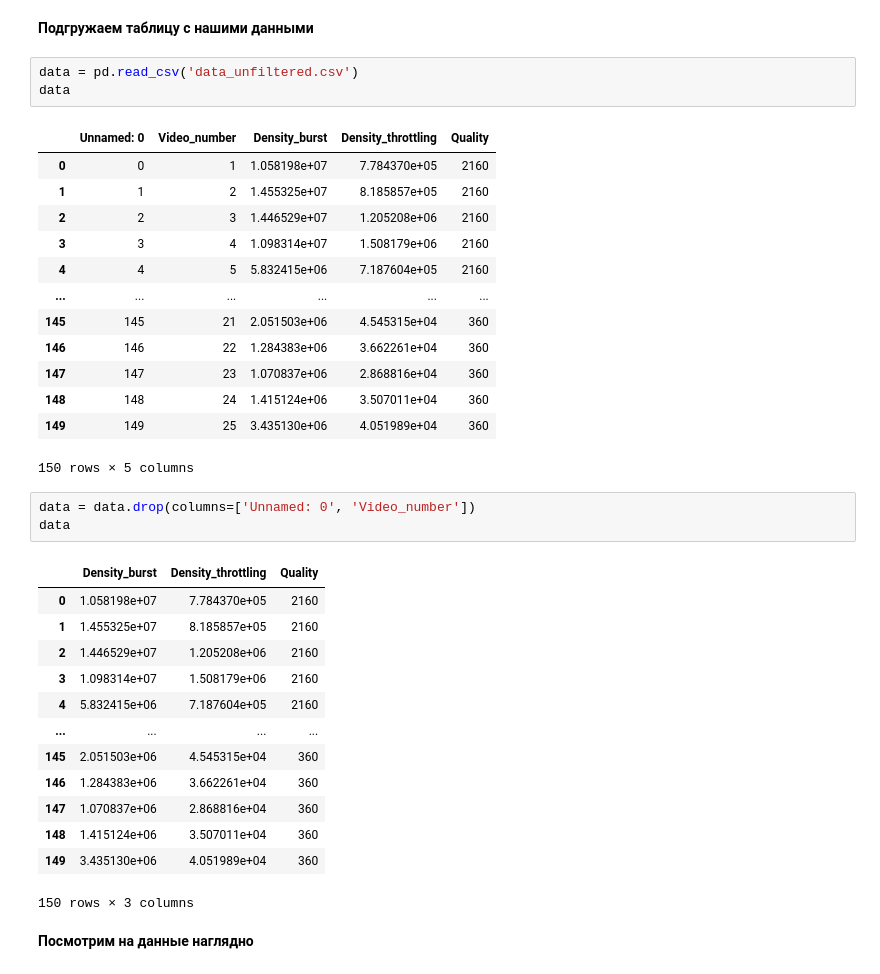
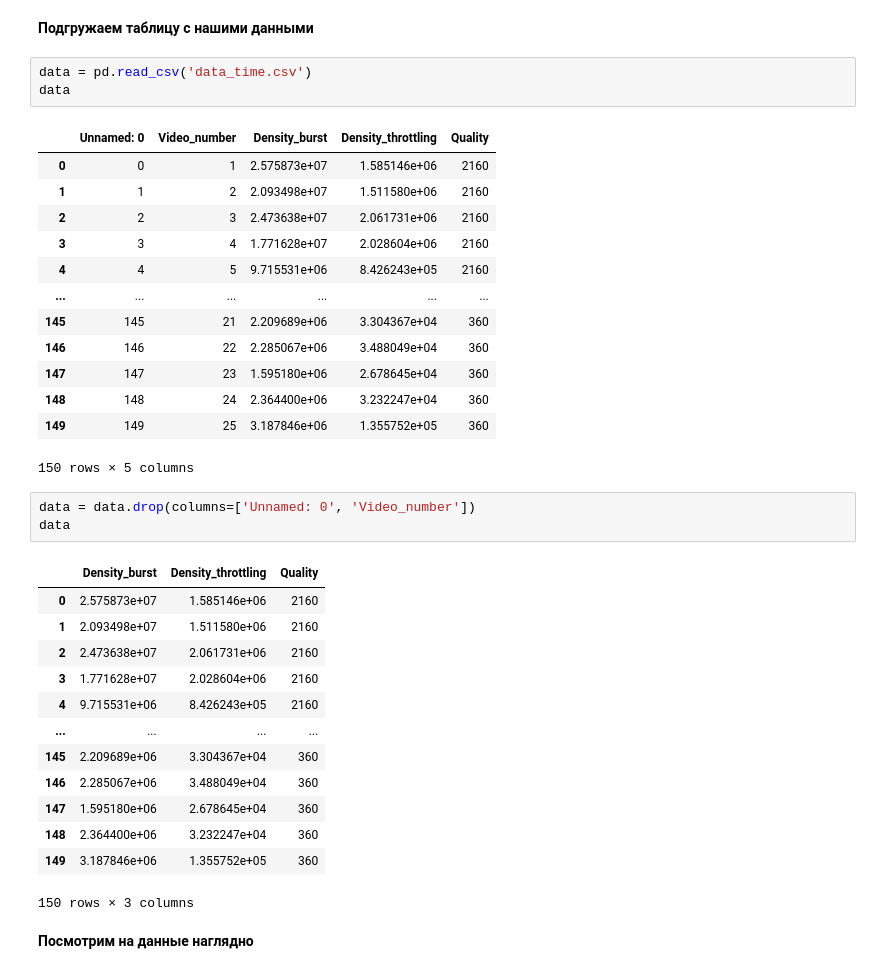
Before and after one commit to r-vvch/video_quality_classifier, a Jupyter notebook: classifier_filtered_time.ipynb, the cells around one changed output. Drawn from its saved outputs; the diff is of its cells as text.

```diff
--- a/classifier_filtered_time.ipynb
+++ b/classifier_filtered_time.ipynb
@@ -16,38 +16,38 @@ from sklearn.utils import shuffle
 # %% [markdown]
 **Подгружаем таблицу с нашими данными**
 # %%
-data = pd.read_csv('data_unfiltered.csv')
+data = pd.read_csv('data_time.csv')
 data
 # %% [output]
 |  | Unnamed: 0 | Video_number | Density_burst | Density_throttling | Quality |
-| 0 | 0 | 1 | 1.058198e+07 | 7.784370e+05 | 2160 |
-| 1 | 1 | 2 | 1.455325e+07 | 8.185857e+05 | 2160 |
-| 2 | 2 | 3 | 1.446529e+07 | 1.205208e+06 | 2160 |
-| 3 | 3 | 4 | 1.098314e+07 | 1.508179e+06 | 2160 |
-| 4 | 4 | 5 | 5.832415e+06 | 7.187604e+05 | 2160 |
+| 0 | 0 | 1 | 2.575873e+07 | 1.585146e+06 | 2160 |
+| 1 | 1 | 2 | 2.093498e+07 | 1.511580e+06 | 2160 |
+| 2 | 2 | 3 | 2.473638e+07 | 2.061731e+06 | 2160 |
+| 3 | 3 | 4 | 1.771628e+07 | 2.028604e+06 | 2160 |
+| 4 | 4 | 5 | 9.715531e+06 | 8.426243e+05 | 2160 |
 | ... | ... | ... | ... | ... | ... |
-| 145 | 145 | 21 | 2.051503e+06 | 4.545315e+04 | 360 |
-| 146 | 146 | 22 | 1.284383e+06 | 3.662261e+04 | 360 |
-| 147 | 147 | 23 | 1.070837e+06 | 2.868816e+04 | 360 |
-| 148 | 148 | 24 | 1.415124e+06 | 3.507011e+04 | 360 |
-| 149 | 149 | 25 | 3.435130e+06 | 4.051989e+04 | 360 |
+| 145 | 145 | 21 | 2.209689e+06 | 3.304367e+04 | 360 |
+| 146 | 146 | 22 | 2.285067e+06 | 3.488049e+04 | 360 |
+| 147 | 147 | 23 | 1.595180e+06 | 2.678645e+04 | 360 |
+| 148 | 148 | 24 | 2.364400e+06 | 3.232247e+04 | 360 |
+| 149 | 149 | 25 | 3.187846e+06 | 1.355752e+05 | 360 |
 150 rows × 5 columns
 # %%
 data = data.drop(columns=['Unnamed: 0', 'Video_number'])
 data
 # %% [output]
 |  | Density_burst | Density_throttling | Quality |
-| 0 | 1.058198e+07 | 7.784370e+05 | 2160 |
-| 1 | 1.455325e+07 | 8.185857e+05 | 2160 |
-| 2 | 1.446529e+07 | 1.205208e+06 | 2160 |
-| 3 | 1.098314e+07 | 1.508179e+06 | 2160 |
-| 4 | 5.832415e+06 | 7.187604e+05 | 2160 |
+| 0 | 2.575873e+07 | 1.585146e+06 | 2160 |
+| 1 | 2.093498e+07 | 1.511580e+06 | 2160 |
+| 2 | 2.473638e+07 | 2.061731e+06 | 2160 |
+| 3 | 1.771628e+07 | 2.028604e+06 | 2160 |
+| 4 | 9.715531e+06 | 8.426243e+05 | 2160 |
 | ... | ... | ... | ... |
-| 145 | 2.051503e+06 | 4.545315e+04 | 360 |
-| 146 | 1.284383e+06 | 3.662261e+04 | 360 |
-| 147 | 1.070837e+06 | 2.868816e+04 | 360 |
-| 148 | 1.415124e+06 | 3.507011e+04 | 360 |
-| 149 | 3.435130e+06 | 4.051989e+04 | 360 |
+| 145 | 2.209689e+06 | 3.304367e+04 | 360 |
+| 146 | 2.285067e+06 | 3.488049e+04 | 360 |
+| 147 | 1.595180e+06 | 2.678645e+04 | 360 |
+| 148 | 2.364400e+06 | 3.232247e+04 | 360 |
+| 149 | 3.187846e+06 | 1.355752e+05 | 360 |
 150 rows × 3 columns
 # %% [markdown]
 **Посмотрим на данные наглядно**
```
Also changed, not shown: parts of 11 cells of this notebook, 3 other files.
